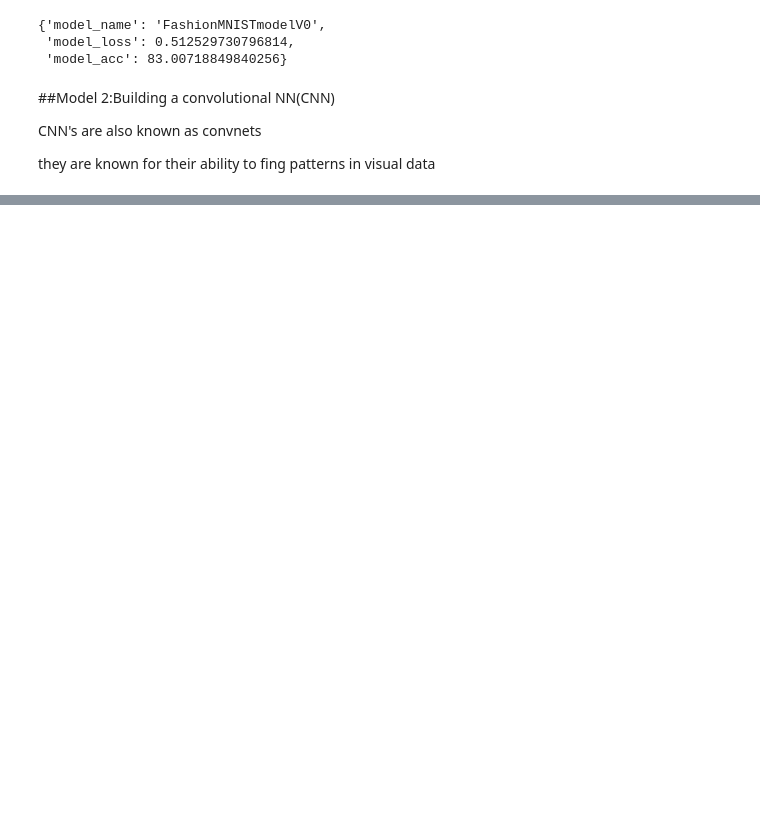
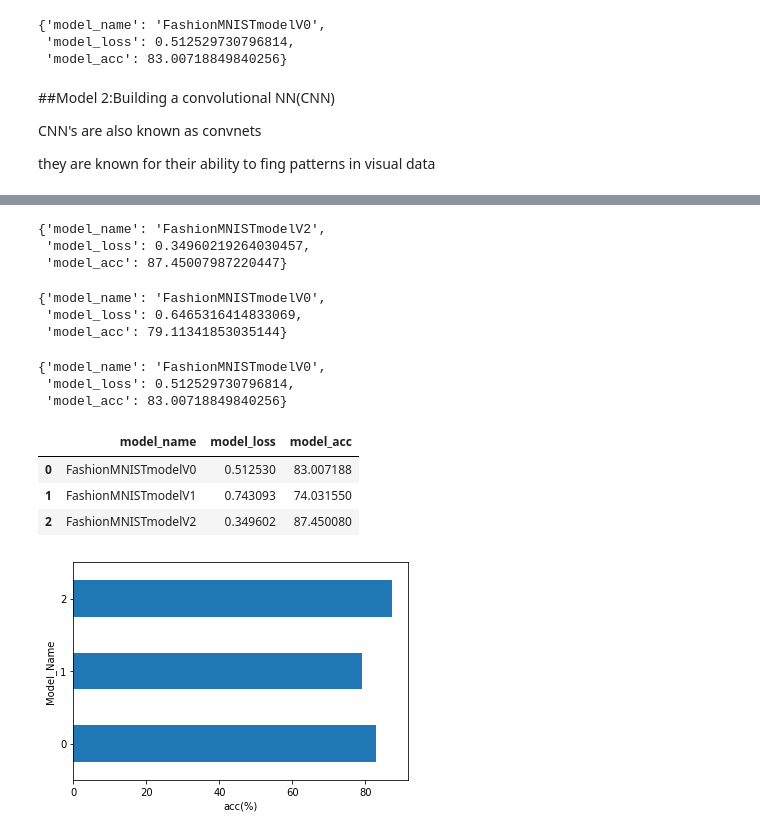
Before and after one commit to MananShukla7/Pytorch-CV, a Jupyter notebook: 04_Computer_Vision_Pytorch.ipynb, the cells around one changed output, grey strips where cells are left out. Cells and saved outputs as stored; diff of their text form; code cells hidden in the pictures; blank space fills up the shorter version.

```diff
--- a/04_Computer_Vision_Pytorch.ipynb
+++ b/04_Computer_Vision_Pytorch.ipynb
@@ -903,0 +974,5 @@ FashionMNISTmodelV2(
+# %%
+#loss_fn
+loss_fn=nn.CrossEntropyLoss()
+#opti
+opti=torch.optim.SGD(params=model_2.parameters(),lr=0.1)
@@ -903,0 +1009,15 @@ FashionMNISTmodelV2(
+# %%
+torch.manual_seed(42)
+epochs=3
+from timeit import default_timer as timer
+from tqdm.auto import tqdm
+start_dev=timer()
+for epoch in tqdm(range(epochs)):
+  print(f"Epoch :{epoch}\n--------")
+  train_step(model_2,train_dataloader,loss_fn,opti,accuracy_fn,device)
+
+  test_step(model_2,test_dataloader,loss_fn,opti,accuracy_fn,device)
+
+end_dev=timer()
+
+print_train_time(end_dev,start_dev,"cpu")
@@ -903,0 +1039,39 @@ FashionMNISTmodelV2(
+# %%
+#Model_2 results
+model_2_res=eval_model(model_2,test_dataloader,loss_fn,accuracy_fn,"cpu")
+model_2_res
+# %% [output]
+{'model_name': 'FashionMNISTmodelV2',
+ 'model_loss': 0.34960219264030457,
+ 'model_acc': 87.45007987220447}
+# %%
+model_1_results
+# %% [output]
+{'model_name': 'FashionMNISTmodelV0',
+ 'model_loss': 0.6465316414833069,
+ 'model_acc': 79.11341853035144}
+# %%
+model_0_results
+# %% [output]
+{'model_name': 'FashionMNISTmodelV0',
+ 'model_loss': 0.512529730796814,
+ 'model_acc': 83.00718849840256}
+# %%
+import pandas as pd
+comp_res=pd.DataFrame([model_0_results,
+                       model_1_results,
+                       model_2_res])
+comp_res
+# %% [output]
+|  | model_name | model_loss | model_acc |
+| 0 | FashionMNISTmodelV0 | 0.512530 | 83.007188 |
+| 1 | FashionMNISTmodelV1 | 0.743093 | 74.031550 |
+| 2 | FashionMNISTmodelV2 | 0.349602 | 87.450080 |
+# %%
+comp_res.set_index("model_name")
+comp_res["model_acc"].plot(kind="barh")
+plt.xlabel("acc(%)")
+plt.ylabel("Model_Name")
+plt.show()
+# %% [output]
+[figure, added]
```
Also changed, not shown: parts of 36 cells of this notebook.
